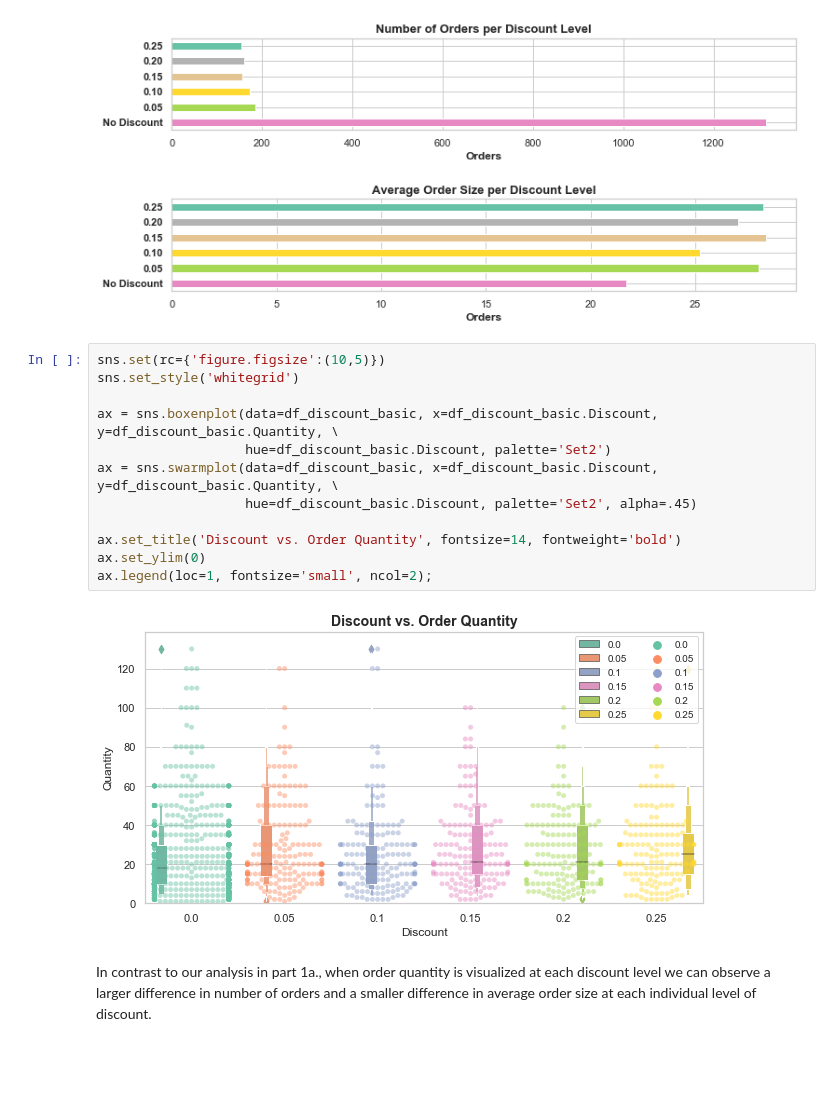
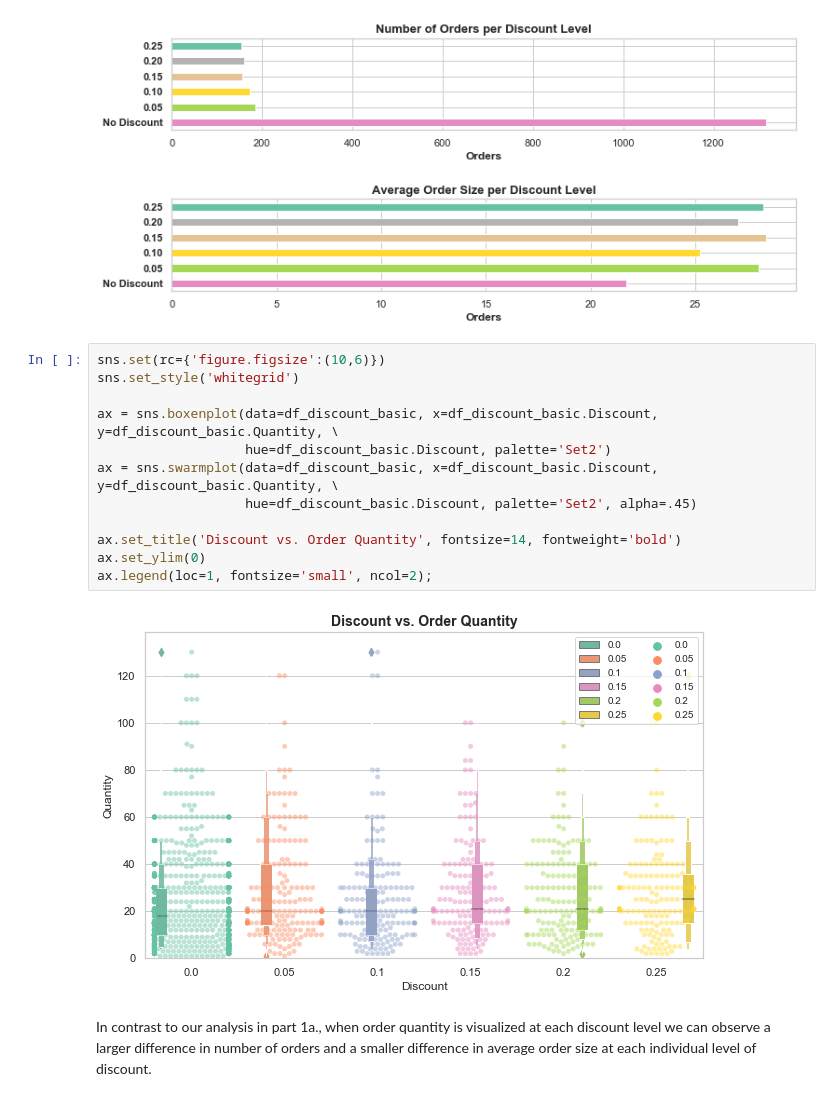
Before and after one commit to pawoody/dsc-2-final-project-online-ds-ft-041519, a Jupyter notebook: Mod 2 Project.ipynb, the cells around one changed output. Saved outputs shown, nothing was run; the diff lists cells and outputs as text; blank space fills up the shorter version.

```diff
--- a/Mod 2 Project.ipynb
+++ b/Mod 2 Project.ipynb
@@ -1099,19 +968,19 @@ fig.subplots_adjust(hspace=.75);
 # %% [output]
 [figure]
 # %%
-sns.set(rc={'figure.figsize':(10,5)})
+sns.set(rc={'figure.figsize':(10,6)})
 sns.set_style('whitegrid')
 
 ax = sns.boxenplot(data=df_discount_basic, x=df_discount_basic.Discount, y=df_discount_basic.Quantity, \
                    hue=df_discount_basic.Discount, palette='Set2')
 ax = sns.swarmplot(data=df_discount_basic, x=df_discount_basic.Discount, y=df_discount_basic.Quantity, \
                    hue=df_discount_basic.Discount, palette='Set2', alpha=.45)
 
 ax.set_title('Discount vs. Order Quantity', fontsize=14, fontweight='bold')
 ax.set_ylim(0)
 ax.legend(loc=1, fontsize='small', ncol=2);
 # %% [output]
-[figure, old version]
+[figure, new version]
 # %% [markdown]
 In contrast to our analysis in part 1a., when order quantity is visualized at each discount level we can observe a larger difference in number of orders and a smaller difference in average order size at each individual level of discount.
 # %%
```
Also changed, not shown: parts of 312 cells of this notebook, 15 other files.
